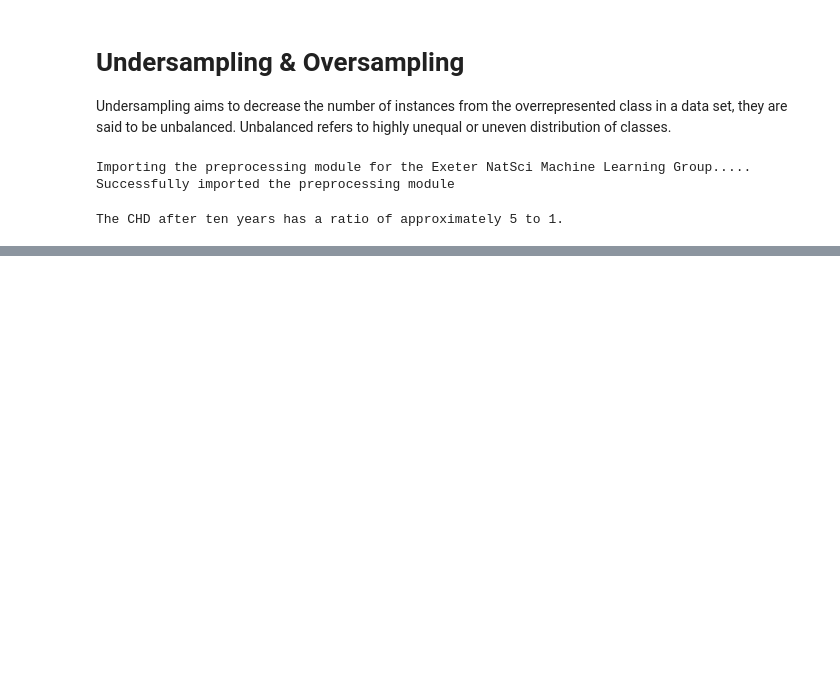
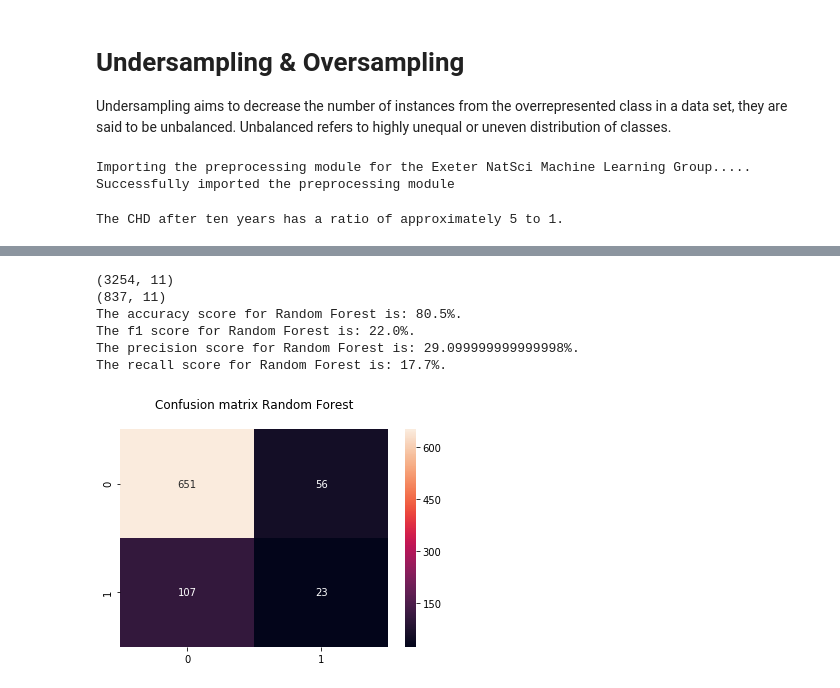
Before and after one commit to ljhowell/machine-learning_CHD, a Jupyter notebook: Undersampling & Oversampling.ipynb, the cells around one changed output, grey strips where cells are left out. Saved outputs shown, nothing was run; the diff lists cells and outputs as text; code cells hidden in the pictures; blank space fills up the shorter version.

```diff
--- a/Undersampling & Oversampling.ipynb
+++ b/Undersampling & Oversampling.ipynb
@@ -35,7 +35,3 @@ CHD_count = dataframe.TenYearCHD.value_counts() #Shows the count of no-CHD and C
 print('The CHD after ten years has a ratio of approximately {} to 1.'.format(int(CHD_count[0] / CHD_count[1])))
 # %% [output]
 The CHD after ten years has a ratio of approximately 5 to 1.
-# %%
-def preprocessing(dataframe):
-    X_train, X_test, y_train, y_test = split_data(scale_data(drop_missing(chose_features(dataframe))))
-    return X_train, X_test, y_train, y_test
@@ -133,0 +176,30 @@ The recall score for Random Forest is: 71.7%.
+# %%
+def new_2(dataframe):
+    np.random.seed(0)
+    msk = np.random.rand(len(dataframe)) < 0.8
+    train_data = dataframe[msk]
+    print(train_data.shape)
+    test_data = dataframe[~msk]
+    print(test_data.shape)
+
+    X_train = train_data.drop('TenYearCHD', axis = 1)
+    y_train = train_data[['TenYearCHD']].copy()
+    X_test = test_data.drop('TenYearCHD', axis = 1)
+    y_test = test_data[['TenYearCHD']].copy()
+
+    y_train = y_train.values.ravel()
+
+    sm = SMOTE(random_state = 0, ratio = 1)
+    X_train, y_train = sm.fit_sample(X_train, y_train)
+
+    model_new(RandomForestClassifier(n_estimators=100, bootstrap=True), 'Random Forest', X_train, X_test, y_train, y_test, 'y');
+# %%
+new_2(dataframe)
+# %% [output]
+(3254, 11)
+(837, 11)
+The accuracy score for Random Forest is: 80.5%.
+The f1 score for Random Forest is: 22.0%.
+The precision score for Random Forest is: 29.099999999999998%.
+The recall score for Random Forest is: 17.7%.
+[figure, added]
```
Also changed, not shown: parts of 18 cells of this notebook, 2 other files.
